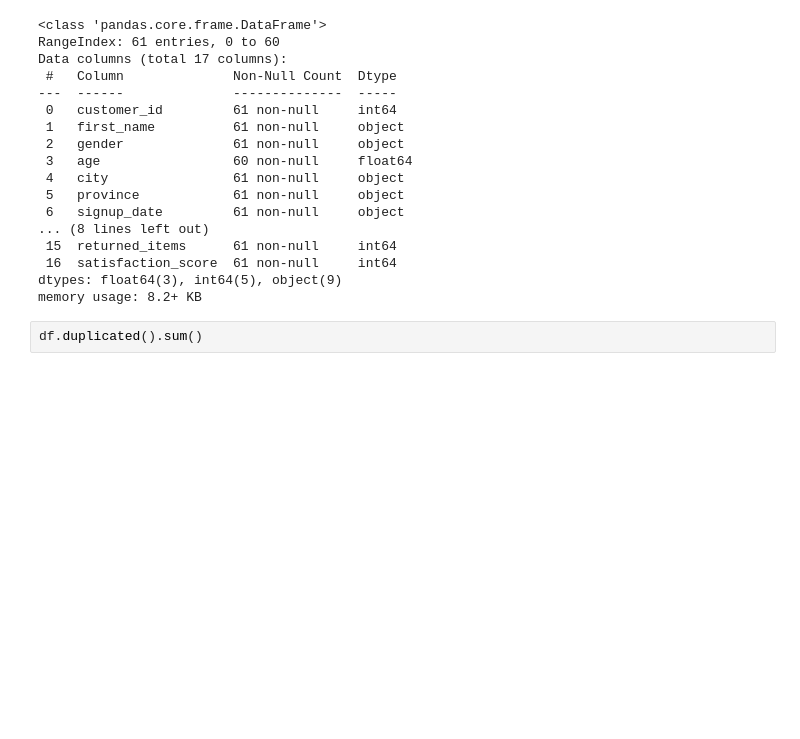
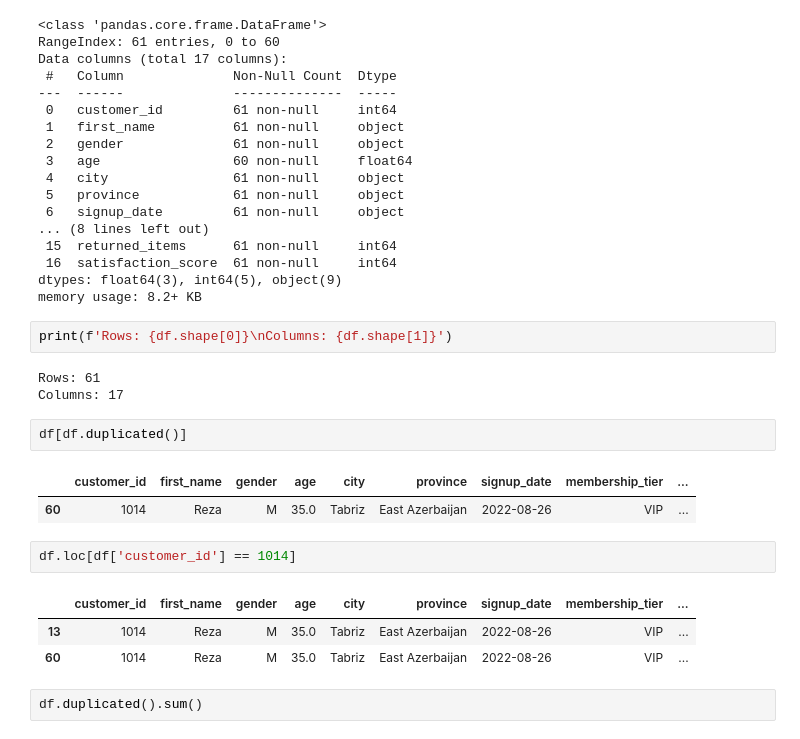
Before and after one commit to Fatemenamdar20/project-01-data-cleaning-fatemenamdarlo, a Jupyter notebook: data_cleaning.ipynb, the cells around one changed output. Drawn from its saved outputs; the diff is of its cells as text; blank space fills up the shorter version.

```diff
--- a/data_cleaning.ipynb
+++ b/data_cleaning.ipynb
@@ -46,6 +46,22 @@ Data columns (total 17 columns):
  16  satisfaction_score  61 non-null     int64
 dtypes: float64(3), int64(5), object(9)
 memory usage: 8.2+ KB
+# %%
+print(f'Rows: {df.shape[0]}\nColumns: {df.shape[1]}')
+# %% [output]
+Rows: 61
+Columns: 17
+# %%
+df[df.duplicated()]
+# %% [output]
+|  | customer_id | first_name | gender | age | city | province | signup_date | membership_tier | ... |
+| 60 | 1014 | Reza | M | 35.0 | Tabriz | East Azerbaijan | 2022-08-26 | VIP | ... |
+# %%
+df.loc[df['customer_id'] == 1014]
+# %% [output]
+|  | customer_id | first_name | gender | age | city | province | signup_date | membership_tier | ... |
+| 13 | 1014 | Reza | M | 35.0 | Tabriz | East Azerbaijan | 2022-08-26 | VIP | ... |
+| 60 | 1014 | Reza | M | 35.0 | Tabriz | East Azerbaijan | 2022-08-26 | VIP | ... |
 # %%
 df.duplicated().sum()
 # %% [output]
```
Also changed, not shown: parts of 8 cells of this notebook, 1 other file.
